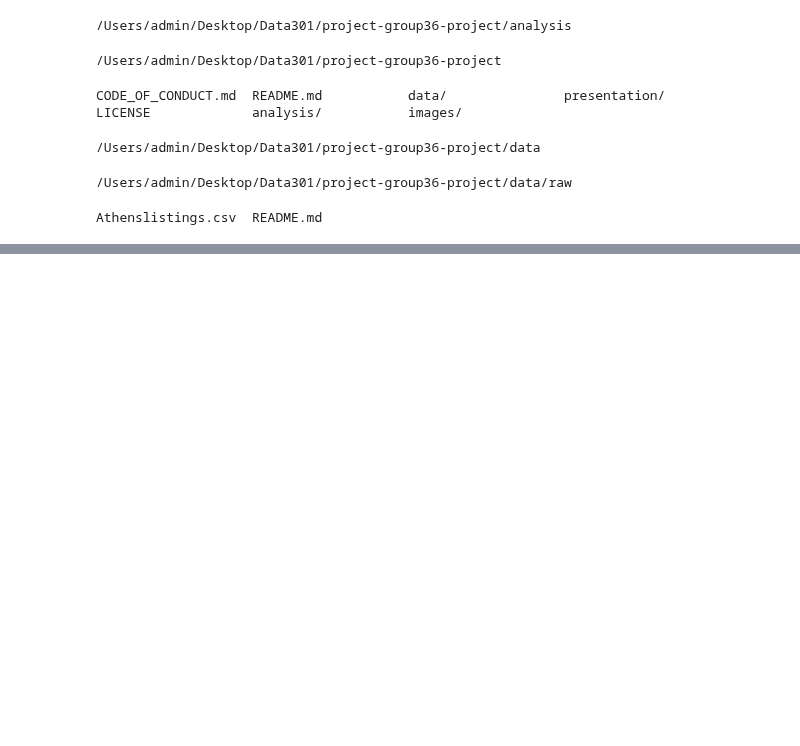
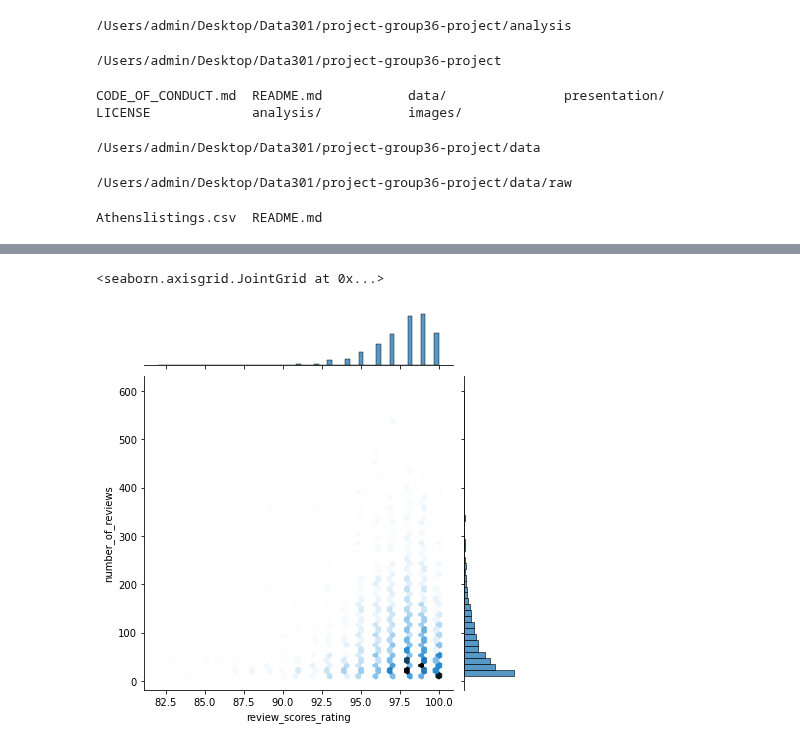
Before and after one commit to data301-2021-summer2/project-group36-project, a Jupyter notebook: analysis/Stephany_Chowsen/Dataset.ipynb, the cells around one changed output, grey strips where cells are left out. Cells and saved outputs as stored; diff of their text form; code cells hidden in the pictures; blank space fills up the shorter version.

```diff
--- a/analysis/Stephany_Chowsen/Dataset.ipynb
+++ b/analysis/Stephany_Chowsen/Dataset.ipynb
@@ -47,0 +134,4 @@ pd.read_csv("Athenslistings.csv")
+# %%
+df3 = df1[df1['host_is_superhost'] !='f']
+df3=df3.reset_index(drop=True)
+df3
@@ -47,0 +223,5 @@ pd.read_csv("Athenslistings.csv")
+# %%
+sns.jointplot(data=df3, x='review_scores_rating', y='number_of_reviews', kind='hex')
+# %% [output]
+<seaborn.axisgrid.JointGrid at 0x...>
+[figure, added]
```
Also changed, not shown: parts of 18 cells of this notebook, 1 other file.
